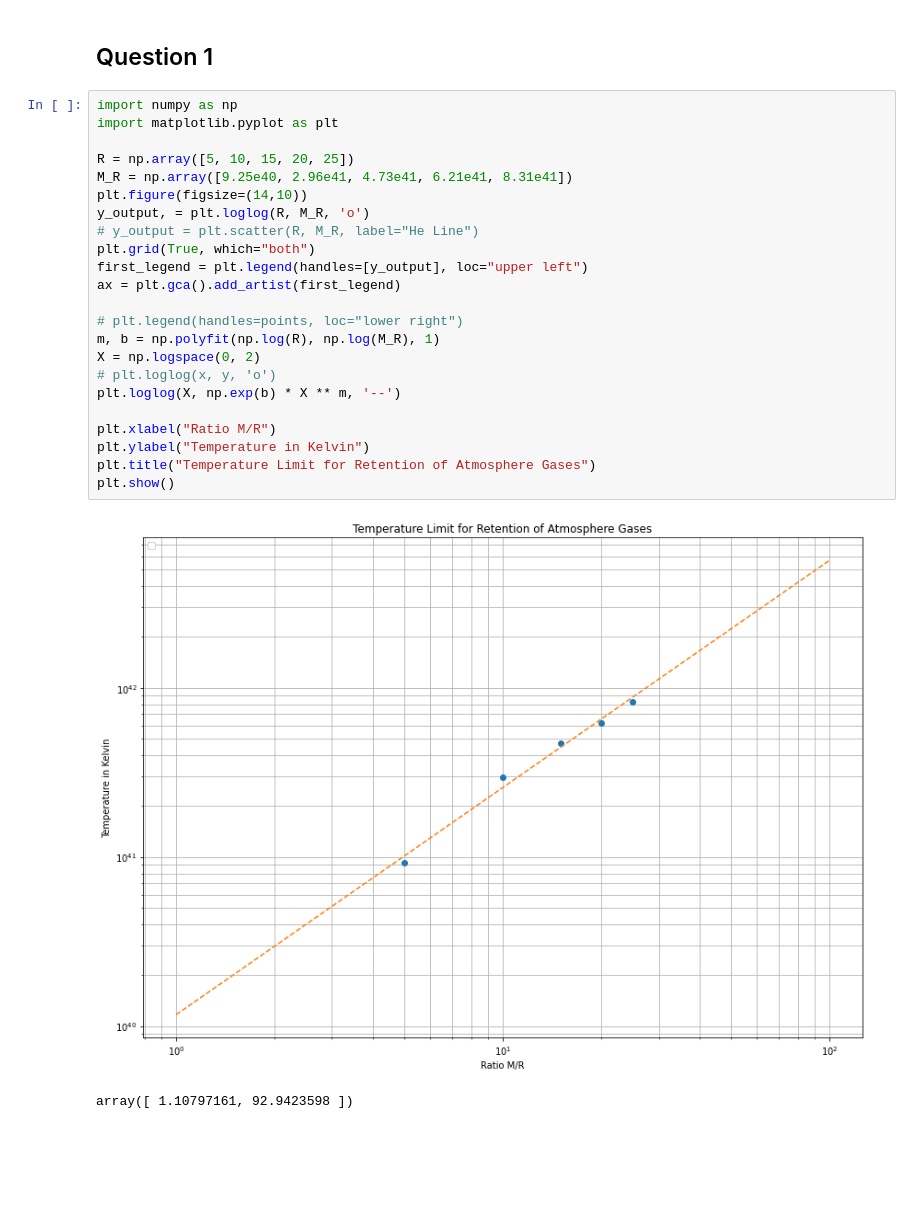
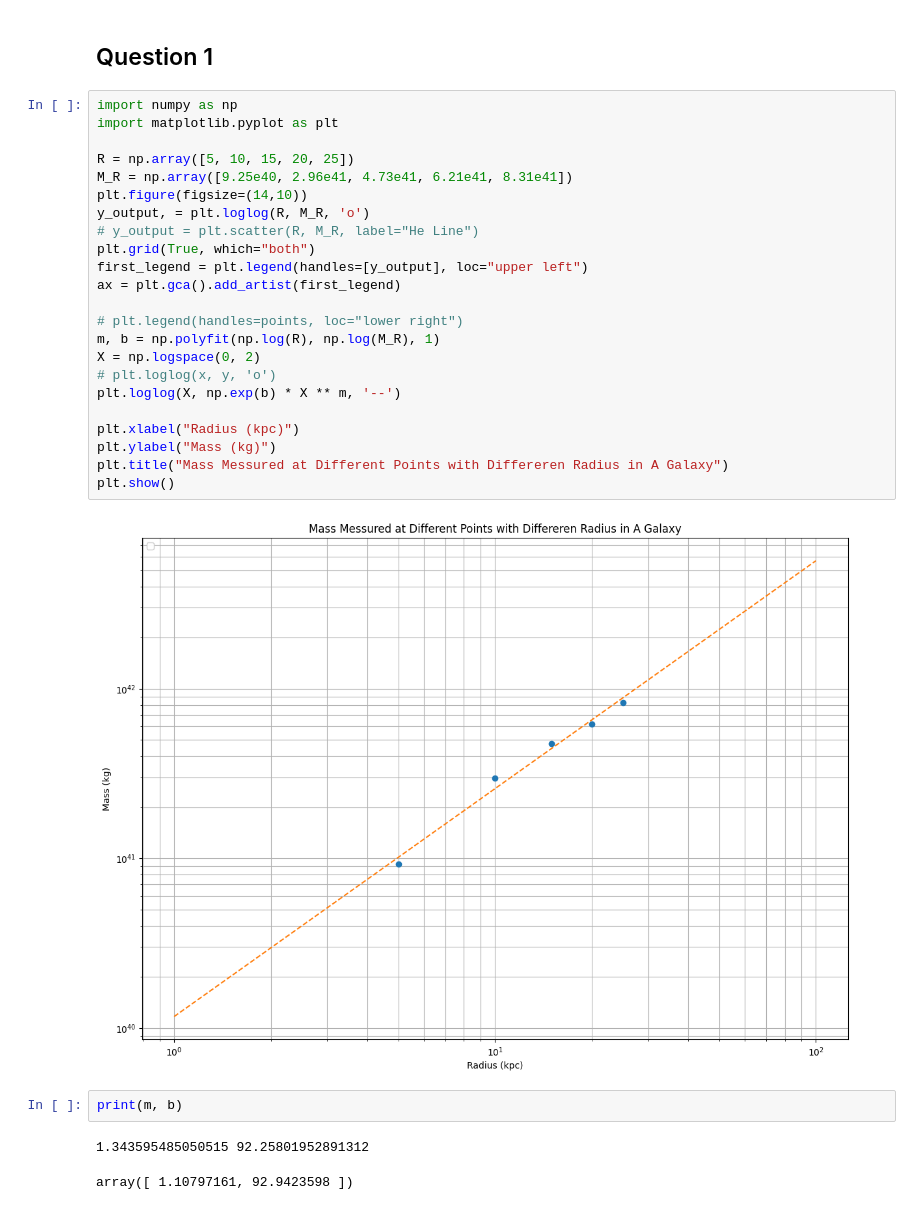
Before and after one commit to CosmoMaaya/SCI238, a Jupyter notebook: A4.ipynb, the cells around one changed output. Drawn from its saved outputs; the diff is of its cells as text; blank space fills up the shorter version.

```diff
--- a/A4.ipynb
+++ b/A4.ipynb
@@ -3,28 +3,32 @@
 # %%
 import numpy as np
 import matplotlib.pyplot as plt
 
 R = np.array([5, 10, 15, 20, 25])
 M_R = np.array([9.25e40, 2.96e41, 4.73e41, 6.21e41, 8.31e41])
 plt.figure(figsize=(14,10))
 y_output, = plt.loglog(R, M_R, 'o')
 # y_output = plt.scatter(R, M_R, label="He Line")
 plt.grid(True, which="both")
 first_legend = plt.legend(handles=[y_output], loc="upper left")
 ax = plt.gca().add_artist(first_legend)
 
 # plt.legend(handles=points, loc="lower right")
 m, b = np.polyfit(np.log(R), np.log(M_R), 1)
 X = np.logspace(0, 2)
 # plt.loglog(x, y, 'o')
 plt.loglog(X, np.exp(b) * X ** m, '--')
 
-plt.xlabel("Ratio M/R")
-plt.ylabel("Temperature in Kelvin")
-plt.title("Temperature Limit for Retention of Atmosphere Gases")
+plt.xlabel("Radius (kpc)")
+plt.ylabel("Mass (kg)")
+plt.title("Mass Messured at Different Points with Differeren Radius in A Galaxy")
 plt.show()
 # %% [output]
-[figure, old version]
+[figure, new version]
+# %%
+print(m, b)
+# %% [output]
+1.343595485050515 92.25801952891312
 # %%
 # %% [output]
 array([ 1.10797161, 92.9423598 ])
```
Also changed, not shown: 9 other files.
